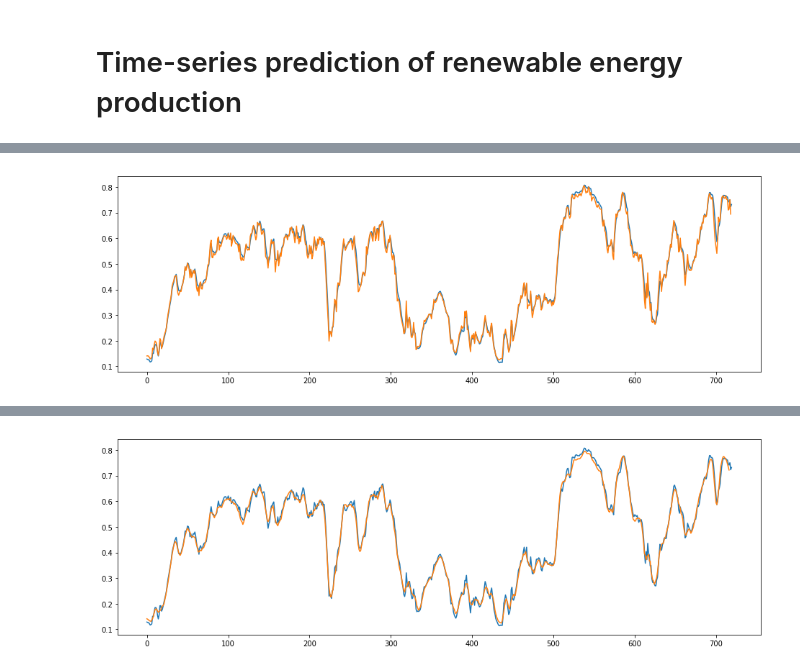
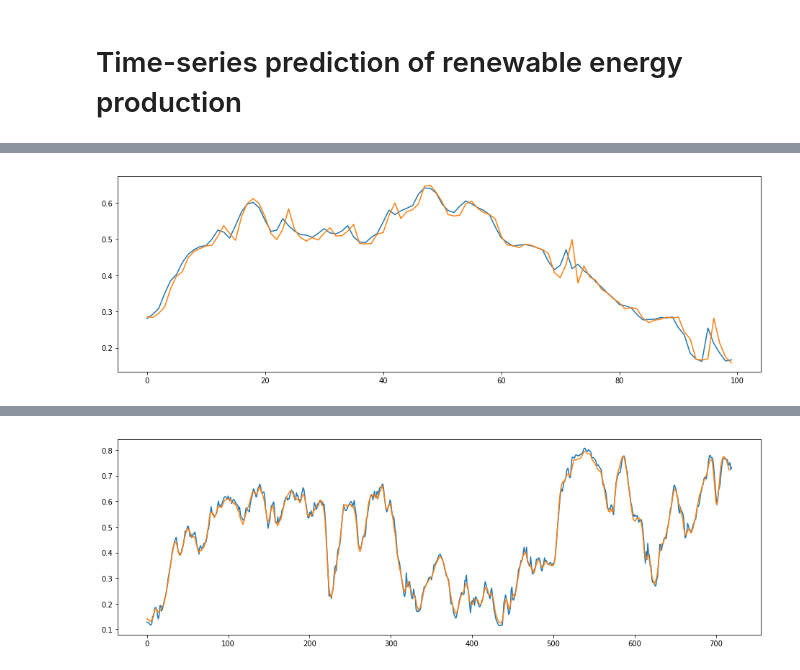
Before and after one commit to jstaffans/renewables, a Jupyter notebook: notebooks/Renewables.ipynb, the cells around one changed output, grey strips where cells are left out. Cells and saved outputs as stored; diff of their text form; code cells hidden in the pictures.

```diff
--- a/notebooks/Renewables.ipynb
+++ b/notebooks/Renewables.ipynb
@@ -86,13 +138,14 @@ Test Score: 0.0011 MSE (0.033 RMSE)
+# %%
+real = scaler.inverse_transform(test_y)
+# %%
+real_ratio = real[:,0:1] / (real[:,0:1] + real[:,1:2])
 # %%
 test_predict = model.predict(test_x)
 test_predict_mw = scaler.inverse_transform(test_predict)
 test_predict_ratio = [renewables / (renewables + non_renewables) for renewables, non_renewables in test_predict_mw]
 
-real = model_df[-720:].apply(pd.Series).reset_index(drop=True)
-real['ratio'] = real['renewables'] / (real['renewables'] + real['non_renewables'])
-
-plt.plot(real['ratio'])
-plt.plot(test_predict_ratio[-719:])
+plt.plot(real_ratio[:100])
+plt.plot(test_predict_ratio[:100])
 plt.show()
 # %% [output]
-[figure, old version]
+[figure, new version]
```
Also changed, not shown: parts of 7 cells of this notebook.
